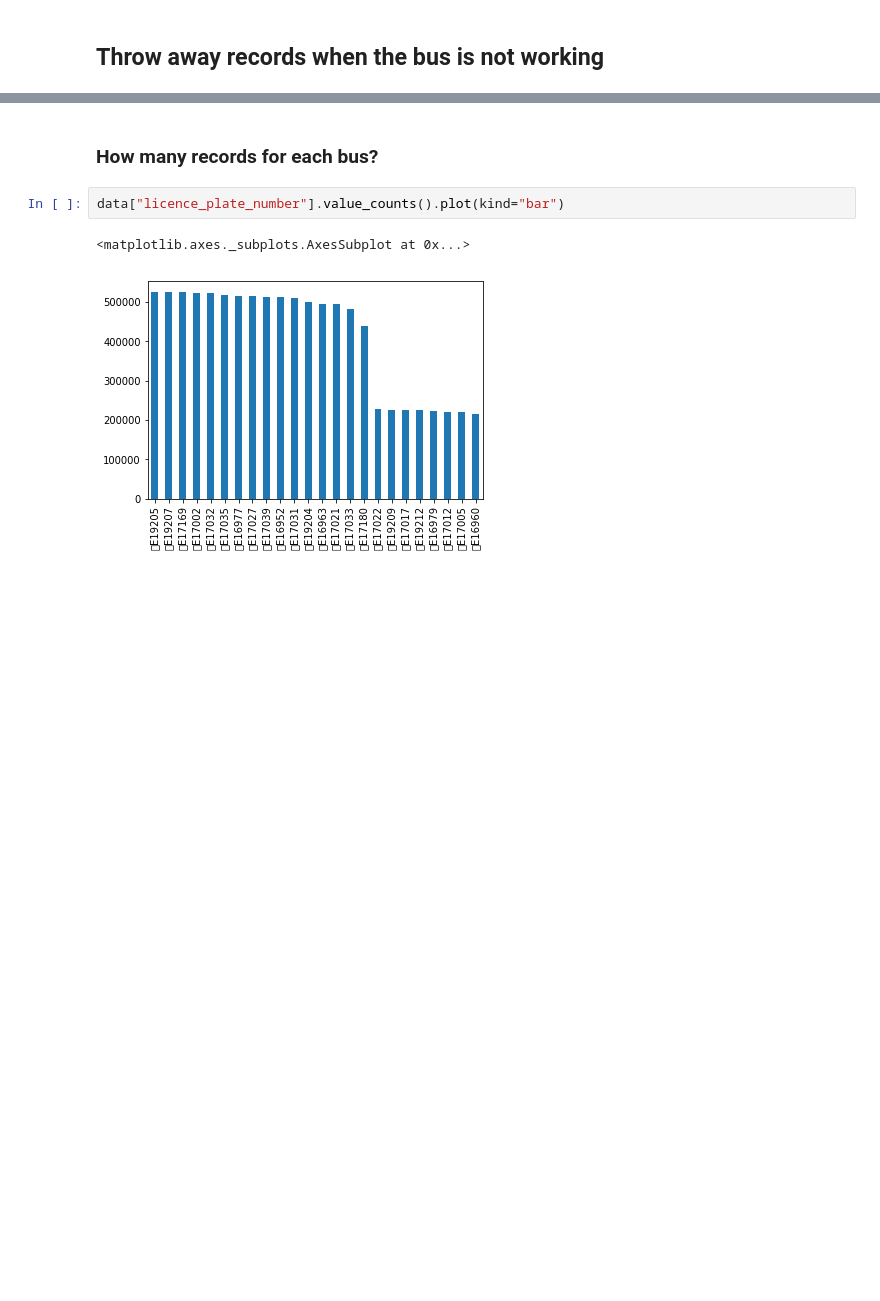
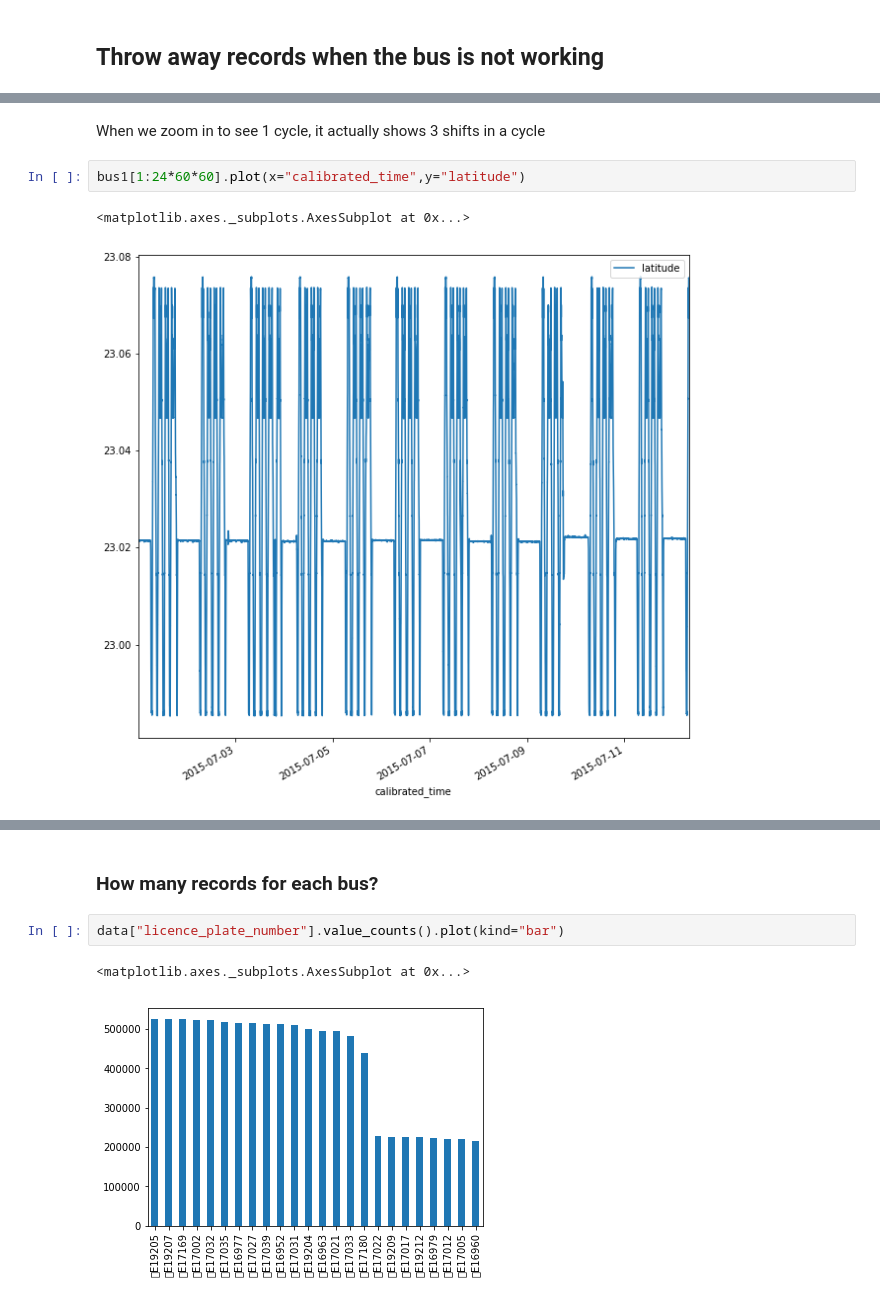
Before and after one commit to chenkf/SI699, a Jupyter notebook: EDA.ipynb, the cells around one changed output, grey strips where cells are left out. Cells and saved outputs as stored; diff of their text form; blank space fills up the shorter version.

```diff
--- a/EDA.ipynb
+++ b/EDA.ipynb
@@ -159,0 +203,7 @@ data.plot(x="calibrated_time",y="longitude")
+# %% [markdown]
+When we zoom in to see 1 cycle, it actually shows 3 shifts in a cycle
+# %%
+bus1[1:24*60*60].plot(x="calibrated_time",y="latitude")
+# %% [output]
+<matplotlib.axes._subplots.AxesSubplot at 0x...>
+[figure, added]
```
Also changed, not shown: parts of 31 cells of this notebook, 3 other files.
